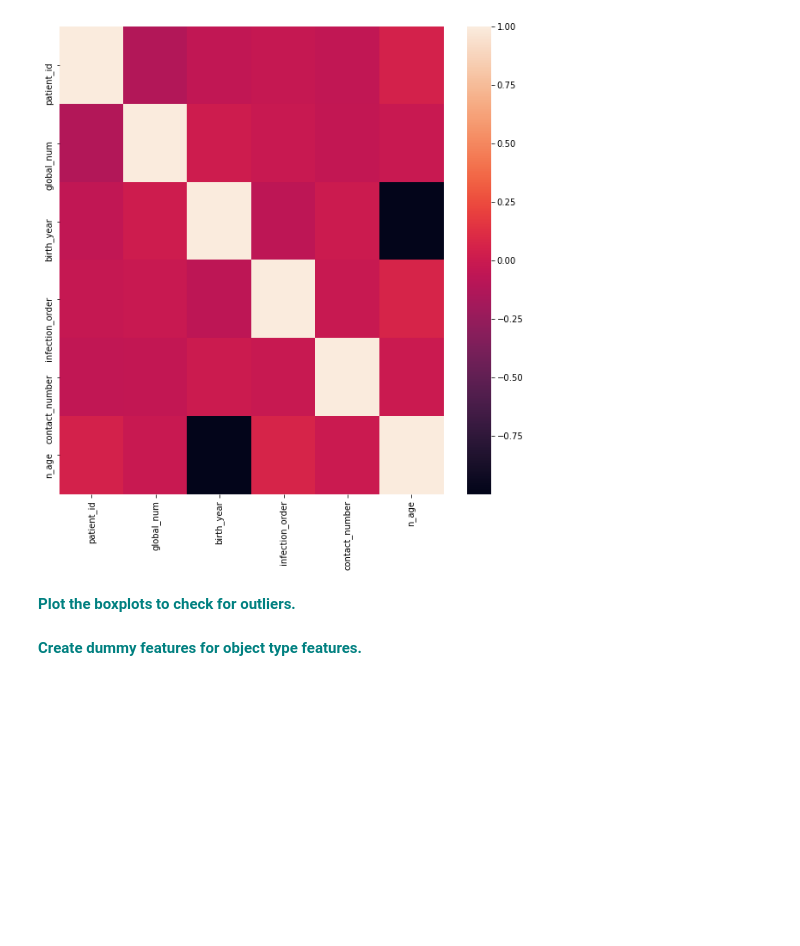
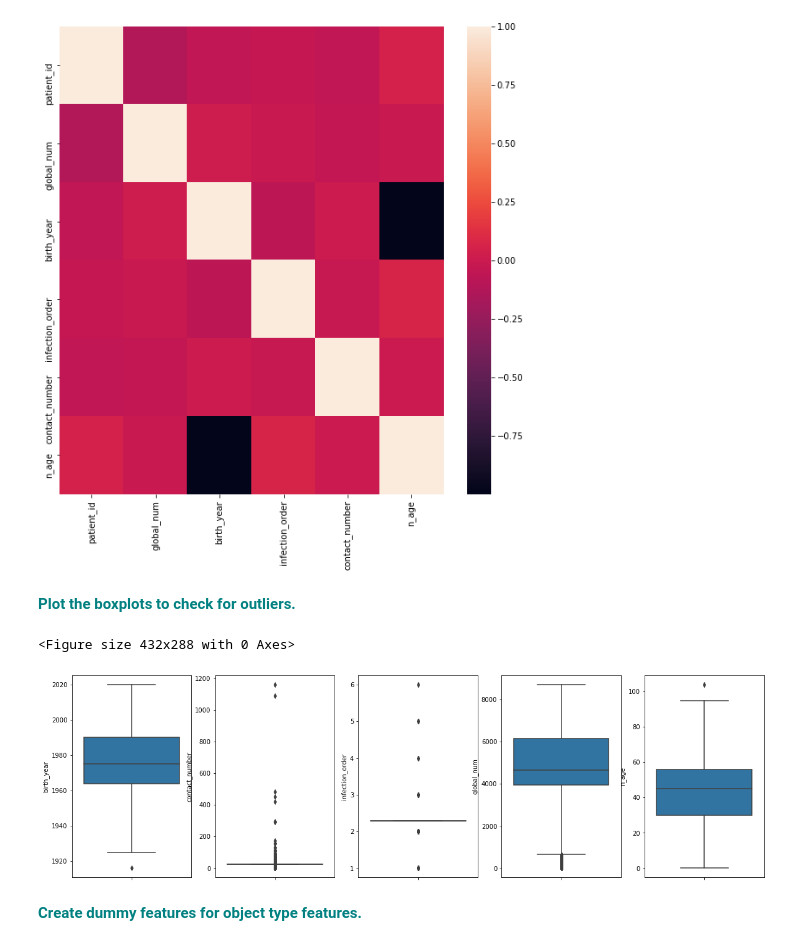
Before and after one commit to somayehY/DataScienceBootCamp, a Jupyter notebook: Unit14_RandomForest Covid Case Study/RandomForest_casestudy_covid19.ipynb, the cells around one changed output. Saved outputs shown, nothing was run; the diff lists cells and outputs as text; code cells hidden in the pictures; blank space fills up the shorter version.

Commit message:
Update RandomForest_casestudy_covid19.ipynb
Added box plots.

```diff
--- a/Unit14_RandomForest Covid Case Study/RandomForest_casestudy_covid19.ipynb
+++ b/Unit14_RandomForest Covid Case Study/RandomForest_casestudy_covid19.ipynb
@@ -349,6 +341,19 @@ sns.heatmap(dfNumber.corr())
 [figure]
 # %% [markdown]
 **<font color='teal'> Plot the boxplots to check for outliers. </font>**
+# %%
+plt.figure()
+fig, axes = plt.subplots(1,5, figsize=(20,6)) # create 1x2 array of subplots
+
+sns.boxplot(y="birth_year", data=df, ax=axes[0]) # add boxplot to 1st subplot
+sns.boxplot(y="contact_number", data=df, ax=axes[1])
+sns.boxplot(y="infection_order", data=df, ax=axes[2])
+sns.boxplot(y="global_num", data=df, ax=axes[3])
+sns.boxplot(y="n_age", data=df, ax=axes[4])
+plt.show()
+# %% [output]
+<Figure size 432x288 with 0 Axes>
+[figure, added]
 # %%
 # feature selection.
 
```
Also changed, not shown: parts of 3 cells of this notebook.
